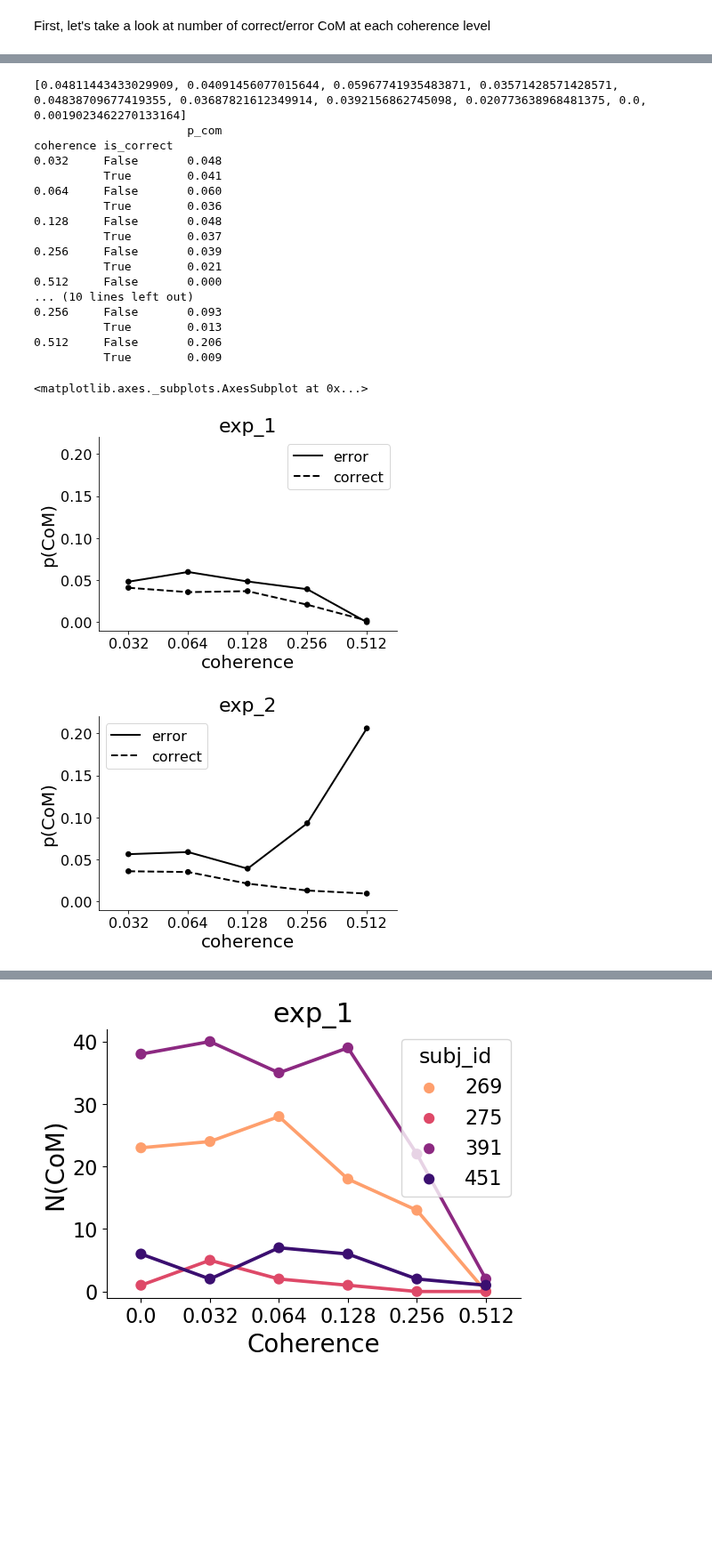
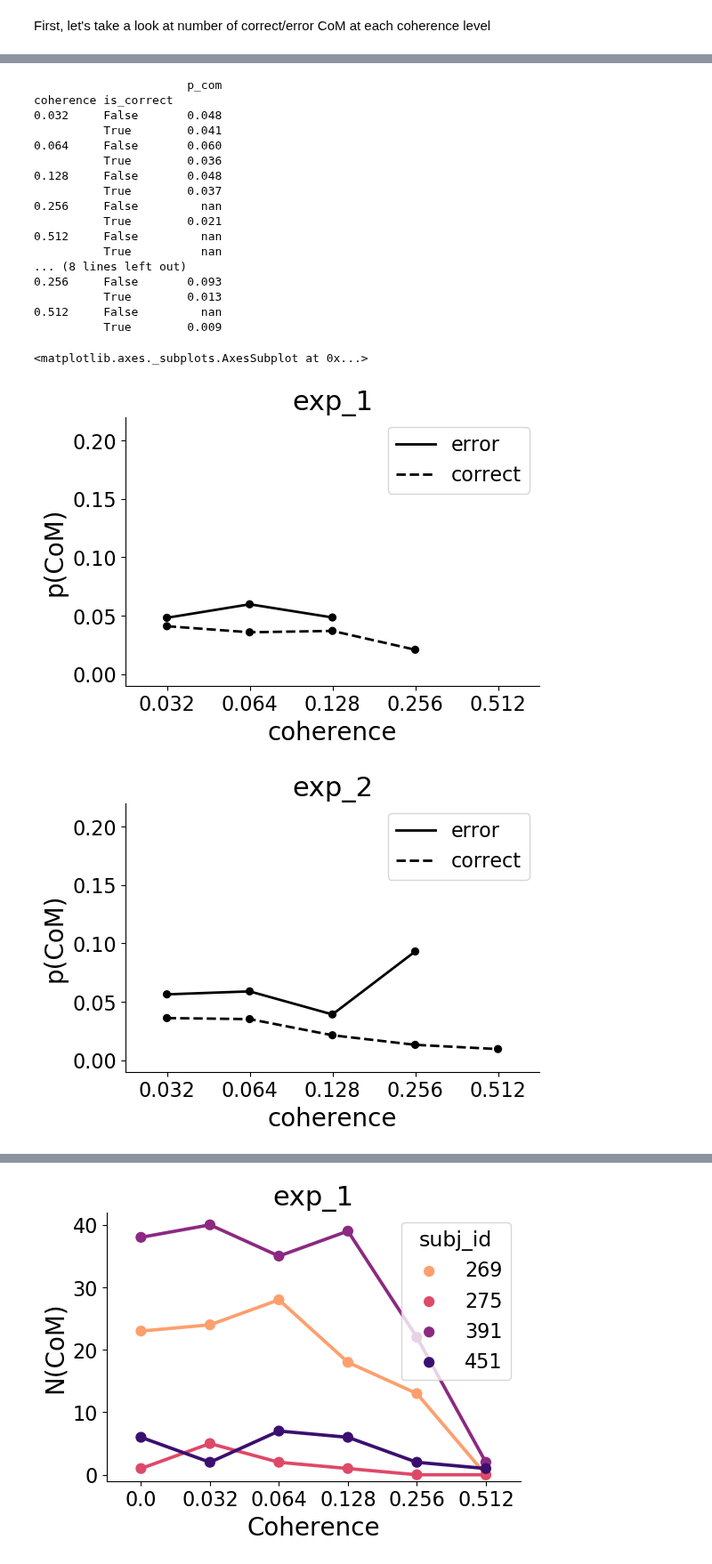
Before and after one commit to cherepaha/eyehandrdk, a Jupyter notebook: psychometrics.ipynb, the cells around one changed output, grey strips where cells are left out. Shown at 89% size. Cells and saved outputs as stored; diff of their text form; code cells hidden in the pictures; blank space fills up the shorter version.

```diff
--- a/psychometrics.ipynb
+++ b/psychometrics.ipynb
@@ -223,52 +225,50 @@ In Experiment 2 we have more CoM's at higher coherences. For instance, at 0.5 co
 # %%
-def plot_p_com_by_is_correct(c, exp, color='k'):
+def plot_p_com_by_is_correct(c, exp, color='k', n_threshold = 10):
     plt.figure()
     c = c[~(c.coherence==0)]
     p_com = [len(c[(c.is_com) & (c.coherence==coherence) & (c.is_correct==is_correct)]) /
                    len(c[(c.coherence==coherence) & (c.is_correct==is_correct)])
-               if (len(c[(c.coherence==coherence) & (c.is_correct==is_correct)]) > 10 ) else np.NaN
+               if (len(c[(c.is_com) & (c.coherence==coherence) & (c.is_correct==is_correct)]) > n_threshold) else np.NaN
            for coherence in np.sort(c.coherence.unique())
            for is_correct in np.sort(c.is_correct.unique())]
-    print (p_com)
-#     TODO: fix this! This shouldn't give us p_com for 0.5 coherence in Exp 1!
 
     p_com = pd.DataFrame(p_com, columns=['p_com'],
                         index=pd.MultiIndex.from_product([np.sort(c.coherence.unique()),
                                                           np.sort(c.is_correct.unique())],
                                                          names=['coherence', 'is_correct']))
     print(p_com)
     ax = sns.pointplot(data=p_com.reset_index(), x='coherence', y='p_com', hue='is_correct',
                        palette=[color, color], linestyles=['-', '--'], scale = 0.75)
 
     ax.set_xlabel('coherence')
     ax.set_ylabel('p(CoM)')
     ax.set_ylim((-0.01, 0.22))
 
     ax.legend(handles=ax.lines[::len(c.coherence.unique())+1], labels=['error','correct'])
     plt.title(exp)
     plt.savefig('figures/p_com_by_is_correct_%s' % (exp), bbox_inches='tight')
     return ax
 
-plot_p_com_by_is_correct(choices_1, exp_1)
-plot_p_com_by_is_correct(choices_2, exp_2)
+plot_p_com_by_is_correct(choices_1, exp_1, n_threshold=10)
+plot_p_com_by_is_correct(choices_2, exp_2, n_threshold=10)
 # %% [output]
-[0.04811443433029909, 0.04091456077015644, 0.05967741935483871, 0.03571428571428571, 0.04838709677419355, 0.03687821612349914, 0.0392156862745098, 0.020773638968481375, 0.0, 0.0019023462270133164]
                       p_com
 coherence is_correct
 0.032     False       0.048
           True        0.041
 0.064     False       0.060
           True        0.036
 0.128     False       0.048
           True        0.037
-0.256     False       0.039
+0.256     False         nan
           True        0.021
-0.512     False       0.000
-... (10 lines left out)
+0.512     False         nan
+          True          nan
+... (8 lines left out)
 0.256     False       0.093
           True        0.013
-0.512     False       0.206
+0.512     False         nan
           True        0.009
 <matplotlib.axes._subplots.AxesSubplot at 0x...>
-[figure, old version]
+[figure, new version]
-[figure, old version]
+[figure, new version]
```
Also changed, not shown: parts of 10 cells of this notebook.
